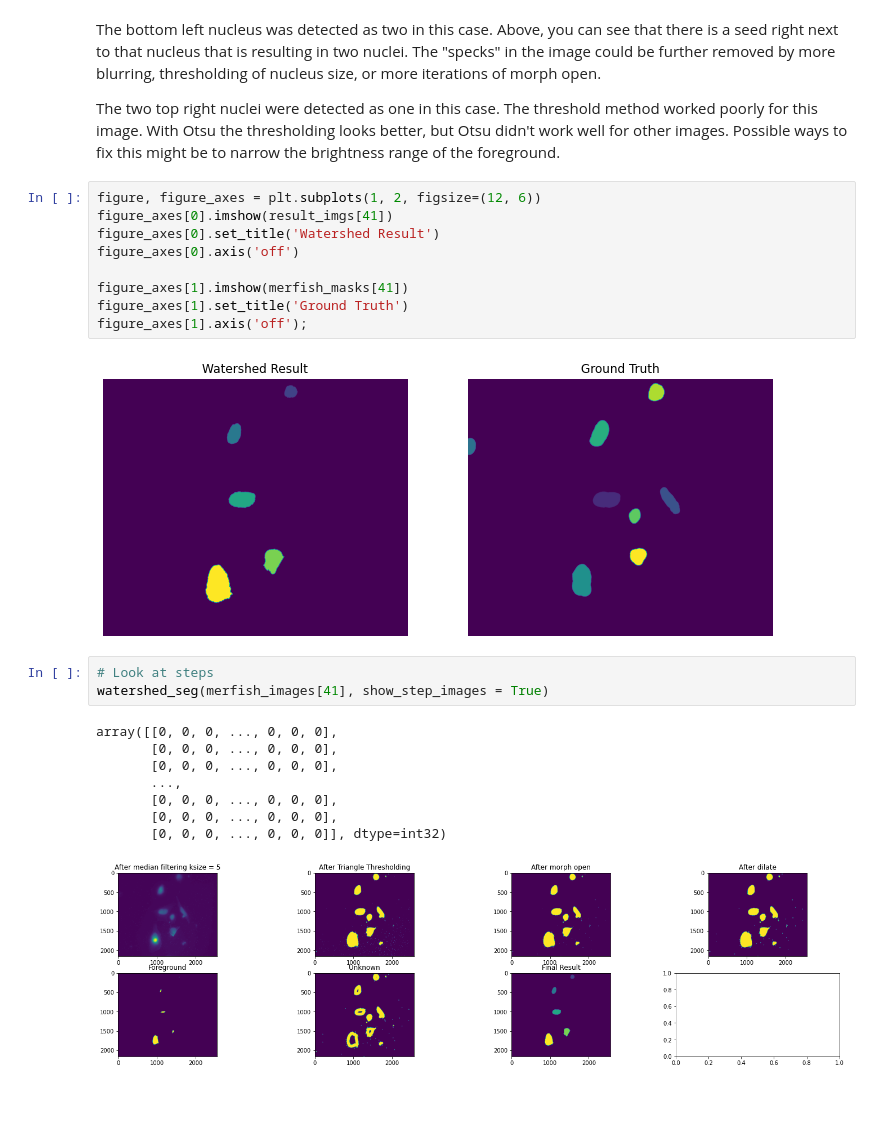
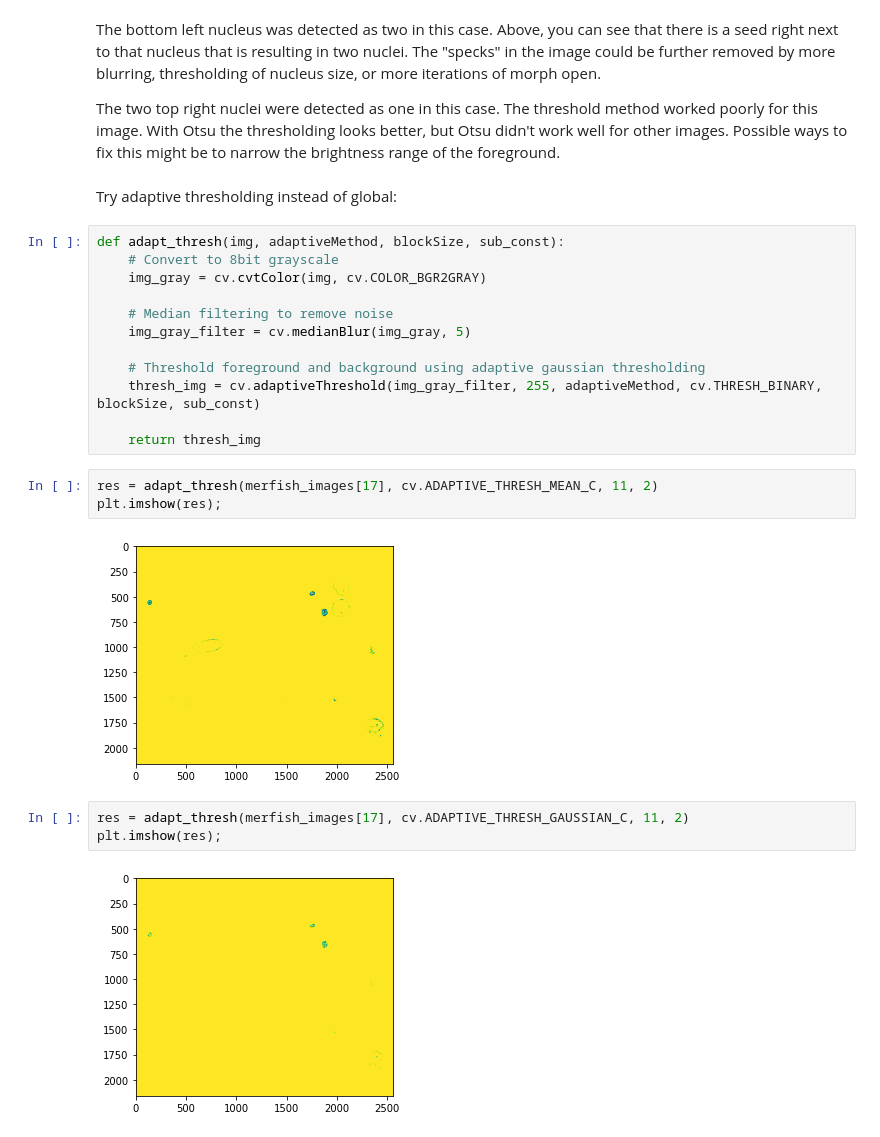
Before and after one commit to annajiwons/merfish-segmentation, a Jupyter notebook: 4_watershed/watershed.ipynb, the cells around one changed output. Cells and saved outputs as stored; diff of their text form; blank space fills up the shorter version.

```diff
--- a/4_watershed/watershed.ipynb
+++ b/4_watershed/watershed.ipynb
@@ -394,26 +422,27 @@ array([[0, 0, 0, ..., 0, 0, 0],
 The bottom left nucleus was detected as two in this case. Above, you can see that there is a seed right next to that nucleus that is resulting in two nuclei. The "specks" in the image could be further removed by more blurring, thresholding of nucleus size, or more iterations of morph open.
 
 The two top right nuclei were detected as one in this case. The threshold method worked poorly for this image. With Otsu the thresholding looks better, but Otsu didn't work well for other images. Possible ways to fix this might be to narrow the brightness range of the foreground.
-# %%
-figure, figure_axes = plt.subplots(1, 2, figsize=(12, 6))
-figure_axes[0].imshow(result_imgs[41])
-figure_axes[0].set_title('Watershed Result')
-figure_axes[0].axis('off')
-
-figure_axes[1].imshow(merfish_masks[41])
-figure_axes[1].set_title('Ground Truth')
-figure_axes[1].axis('off');
-# %% [output]
-[figure, removed]
-# %%
-# Look at steps
-watershed_seg(merfish_images[41], show_step_images = True)
-# %% [output]
-array([[0, 0, 0, ..., 0, 0, 0],
-       [0, 0, 0, ..., 0, 0, 0],
-       [0, 0, 0, ..., 0, 0, 0],
-       ...,
-       [0, 0, 0, ..., 0, 0, 0],
-       [0, 0, 0, ..., 0, 0, 0],
-       [0, 0, 0, ..., 0, 0, 0]], dtype=int32)
-[figure, removed]
+# %% [markdown]
+Try adaptive thresholding instead of global:
+# %%
+def adapt_thresh(img, adaptiveMethod, blockSize, sub_const):
+    # Convert to 8bit grayscale
+    img_gray = cv.cvtColor(img, cv.COLOR_BGR2GRAY)
+
+    # Median filtering to remove noise
+    img_gray_filter = cv.medianBlur(img_gray, 5)
+
+    # Threshold foreground and background using adaptive gaussian thresholding
+    thresh_img = cv.adaptiveThreshold(img_gray_filter, 255, adaptiveMethod, cv.THRESH_BINARY, blockSize, sub_const)
+
+    return thresh_img
+# %%
+res = adapt_thresh(merfish_images[17], cv.ADAPTIVE_THRESH_MEAN_C, 11, 2)
+plt.imshow(res);
+# %% [output]
+[figure, added]
+# %%
+res = adapt_thresh(merfish_images[17], cv.ADAPTIVE_THRESH_GAUSSIAN_C, 11, 2)
+plt.imshow(res);
+# %% [output]
+[figure, added]
```
Also changed, not shown: parts of 27 cells of this notebook.
